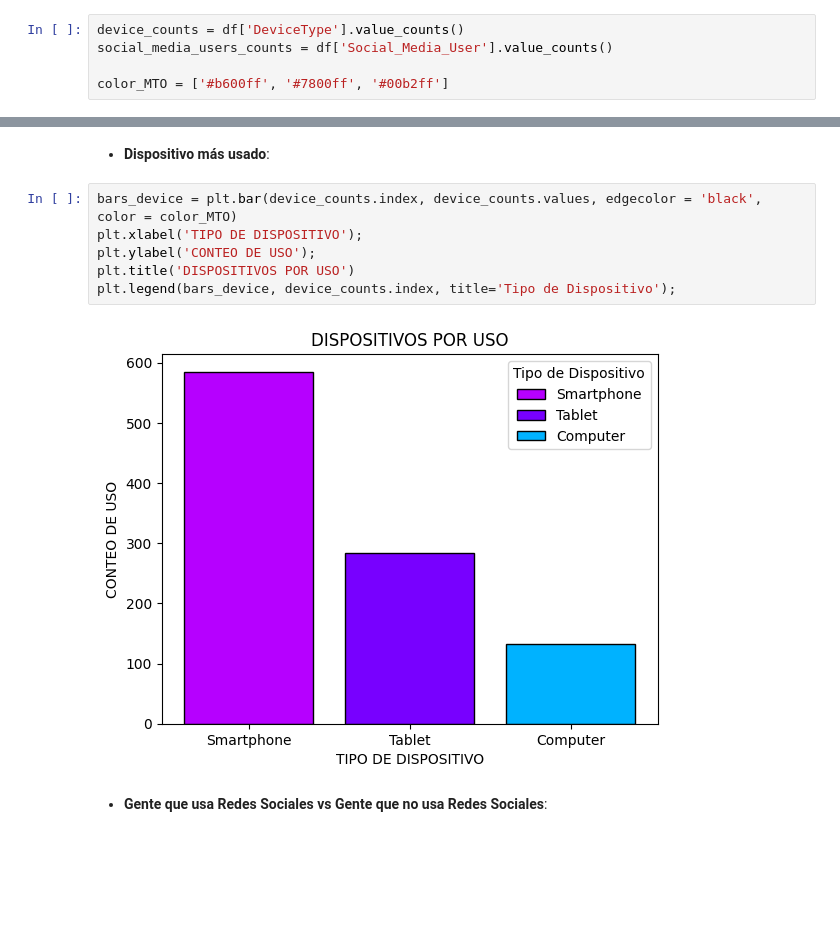
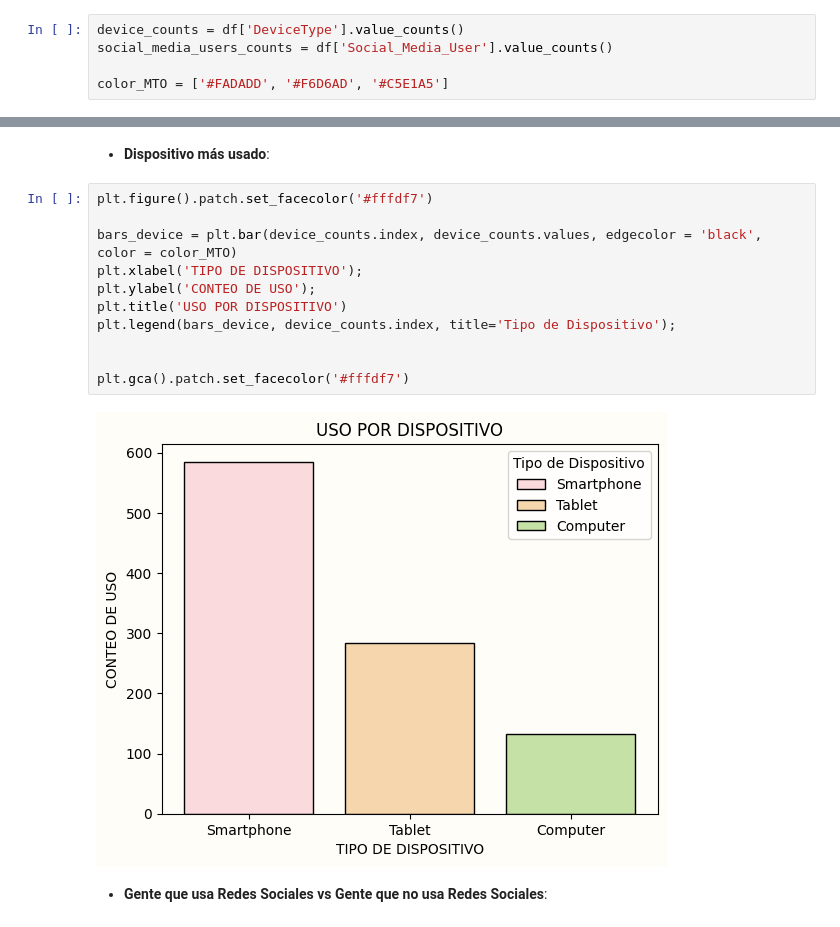
Before and after one commit to alexvillaro2003/EDA_SocialMedia_MentalHealth, a Jupyter notebook: Memoria.ipynb, the cells around one changed output, grey strips where cells are left out. Drawn from its saved outputs; the diff is of its cells as text; blank space fills up the shorter version.

```diff
--- a/Memoria.ipynb
+++ b/Memoria.ipynb
@@ -169,19 +169,24 @@ ________________________________________________________________________________
 device_counts = df['DeviceType'].value_counts()
 social_media_users_counts = df['Social_Media_User'].value_counts()
 
-color_MTO = ['#b600ff', '#7800ff', '#00b2ff']
+color_MTO = ['#FADADD', '#F6D6AD', '#C5E1A5']
 # %% [markdown]
 📊 ***Gráficas:***
 # %% [markdown]
 - **Dispositivo más usado**:
 # %%
+plt.figure().patch.set_facecolor('#fffdf7')
+
 bars_device = plt.bar(device_counts.index, device_counts.values, edgecolor = 'black', color = color_MTO)
 plt.xlabel('TIPO DE DISPOSITIVO');
 plt.ylabel('CONTEO DE USO');
-plt.title('DISPOSITIVOS POR USO')
+plt.title('USO POR DISPOSITIVO')
 plt.legend(bars_device, device_counts.index, title='Tipo de Dispositivo');
+
+
+plt.gca().patch.set_facecolor('#fffdf7')
 # %% [output]
-[figure, old version]
+[figure, new version]
 # %% [markdown]
 - **Gente que usa Redes Sociales vs Gente que no usa Redes Sociales**:
 # %%
```
Also changed, not shown: parts of 21 cells of this notebook, 1 other file.
